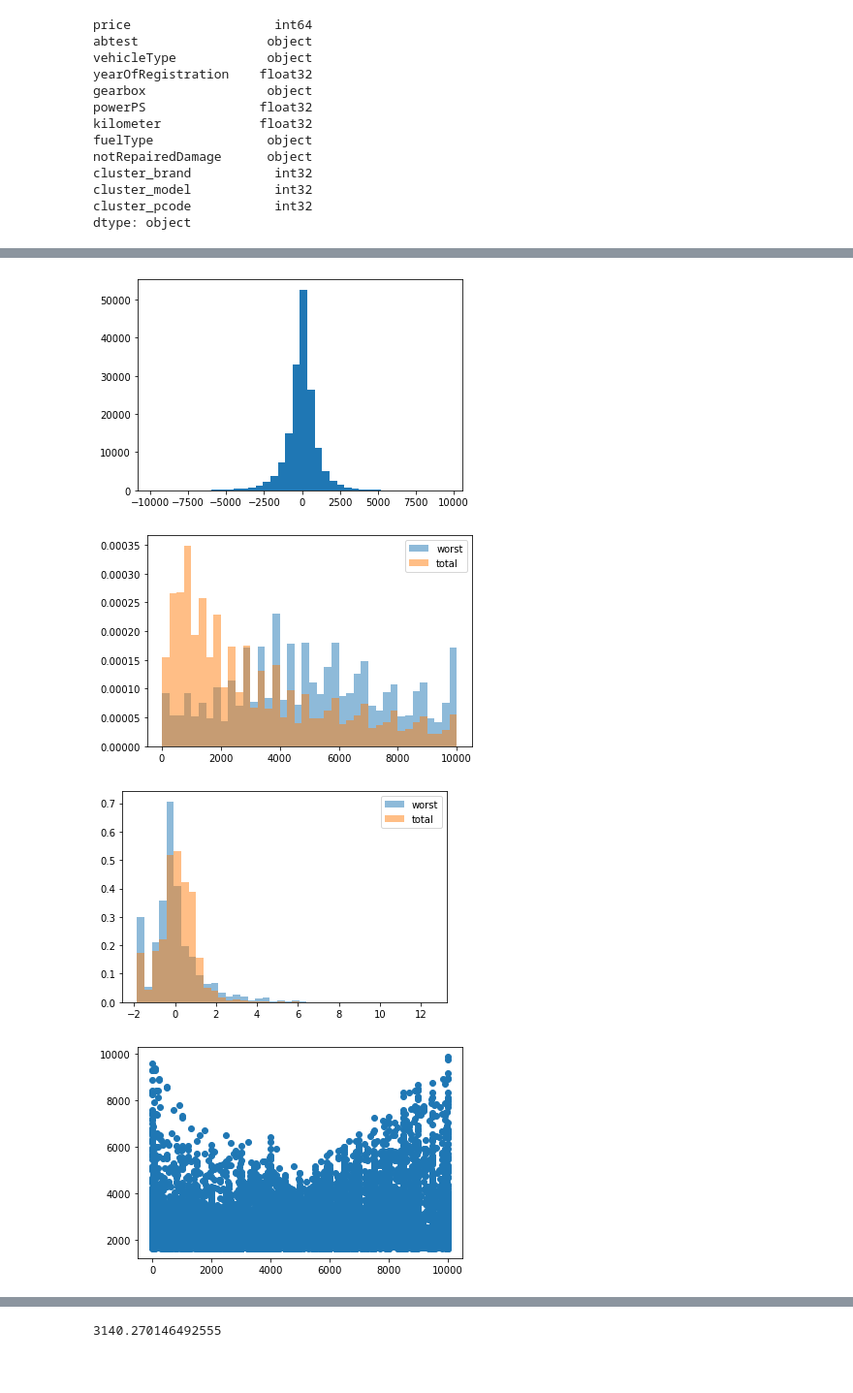
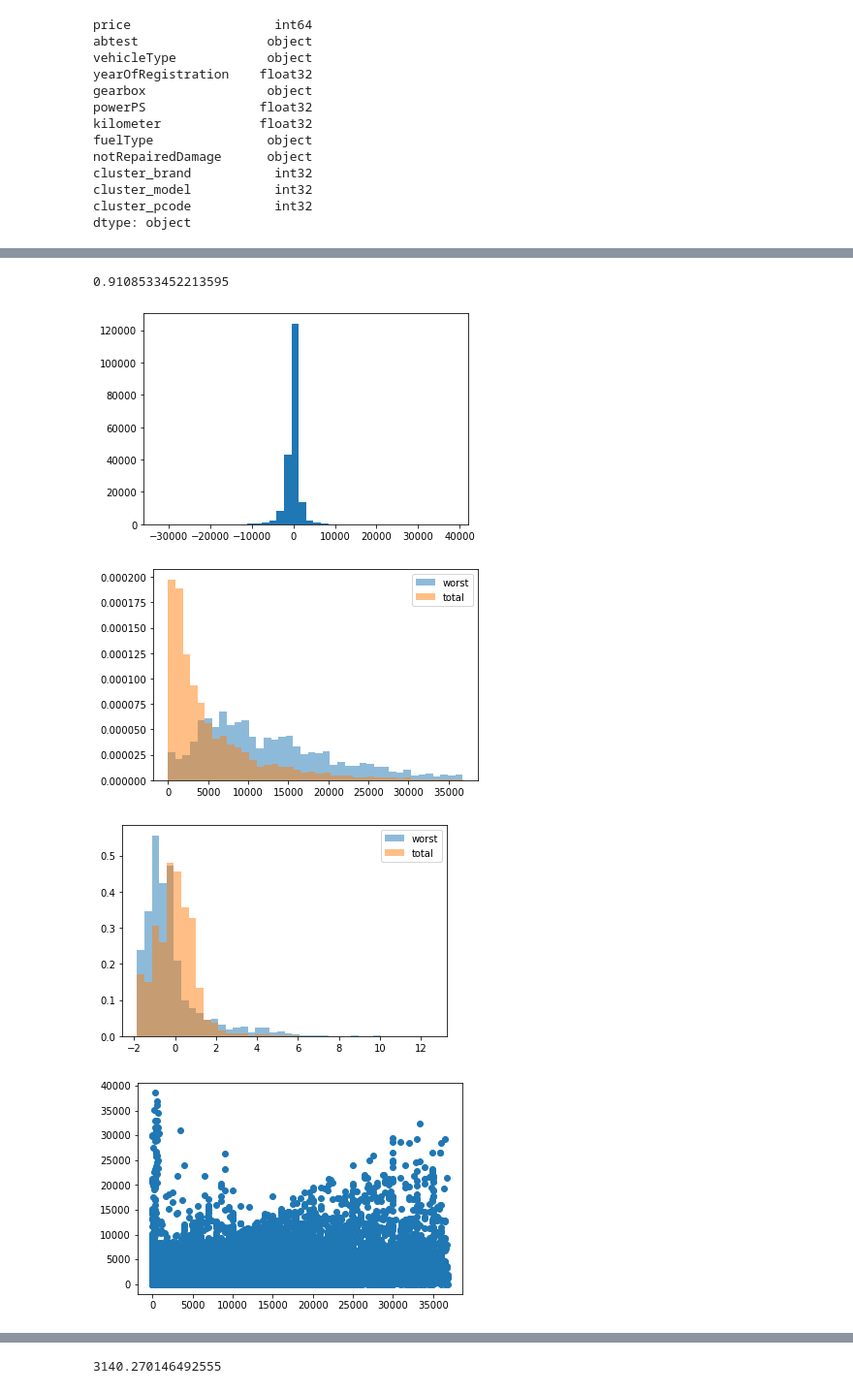
Before and after one commit to mibanell/cars, a Jupyter notebook: create_model.ipynb, the cells around one changed output, grey strips where cells are left out. Shown: that part at 97% size. Cells and saved outputs as stored; diff of their text form; code cells hidden in the pictures; blank space fills up the shorter version.

```diff
--- a/create_model.ipynb
+++ b/create_model.ipynb
@@ -125,18 +115,15 @@ hu = 150
 
 model = keras.Sequential([
     feature_layer,
-    layers.Dense(500, activation='relu'),
-    layers.Dense(500, activation='relu'),
-    layers.Dense(500, activation='relu'),
-    layers.Dense(500, activation='relu'),
-    layers.Dense(500, activation='relu'),
-    layers.Dense(500, activation='relu'),
-    layers.Dense(500, activation='relu'),
-    layers.Dense(500, activation='relu'),
-    layers.Dense(500, activation='relu'),
-    layers.Dense(500, activation='relu'),
-    layers.Dense(500, activation='relu'),
-    layers.Dense(500, activation='relu'),
+    layers.Dense(300, activation='relu'),
+    layers.Dense(300, activation='relu'),
+    layers.Dense(300, activation='relu'),
+    layers.Dense(300, activation='relu'),
+    layers.Dense(300, activation='relu'),
+    layers.Dense(300, activation='relu'),
+    layers.Dense(300, activation='relu'),
+    layers.Dense(300, activation='relu'),
+    layers.Dense(300, activation='relu'),
     layers.Dense(1, activation='relu')
 ])
 
@@ -150,7 +137,7 @@ model.compile(
 history = model.fit(
     train_ds,
     validation_data=val_ds,
-    epochs=30
+    epochs=40
 )
 
 # get results
@@ -215,27 +213,35 @@ train['abs_error'] = abs(train.price_pred - train.price)
 train['error'] = train.price_pred - train.price
 
 worst_predictions = train.copy().loc[train.abs_error >= train.abs_error.quantile(0.9)]
+# %%
+# r squared
+ss_res = np.sum((train.price - train.price_pred)**2)
+ss_tot = np.sum((train.price - np.mean(train.price))**2)
+r2 = 1 - ss_res/ss_tot
+r2
+# %% [output]
+0.9108533452213595
 # %%
 plt.hist(train.error, bins=40)
 plt.show()
 # %% [output]
-[figure, old version]
+[figure, new version]
 # %%
 plt.hist(worst_predictions.price, bins=40, alpha=0.5, density=True, label='worst')
 plt.hist(train.price, bins=40, alpha=0.5, density=True, label='total')
 plt.legend()
 plt.show()
 # %% [output]
-[figure, old version]
+[figure, new version]
 # %%
 plt.hist(worst_predictions.yearOfRegistration, bins=40, alpha=0.5, density=True, label='worst')
 plt.hist(train.yearOfRegistration, bins=40, alpha=0.5, density=True, label='total')
 plt.legend()
 plt.show()
 # %% [output]
-[figure, old version]
+[figure, new version]
 # %%
-plt.scatter(worst_predictions.price, worst_predictions.abs_error)
+plt.scatter(train.price, train.abs_error)
 plt.show()
 # %% [output]
-[figure, old version]
+[figure, new version]
```
Also changed, not shown: parts of 11 cells of this notebook.
